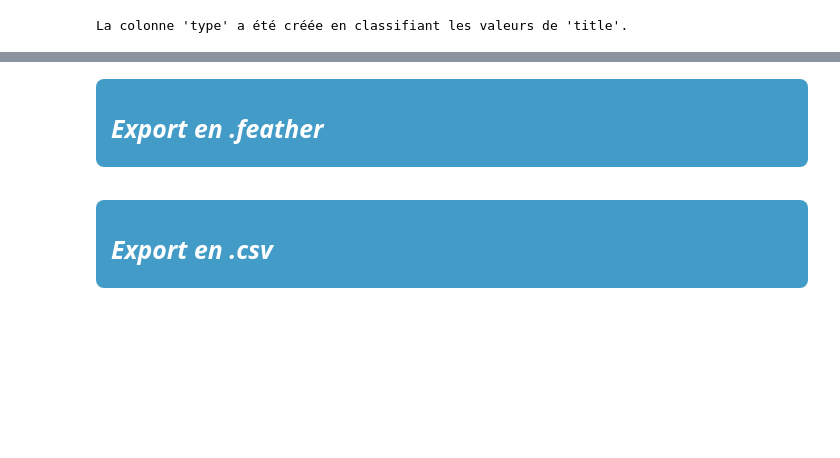
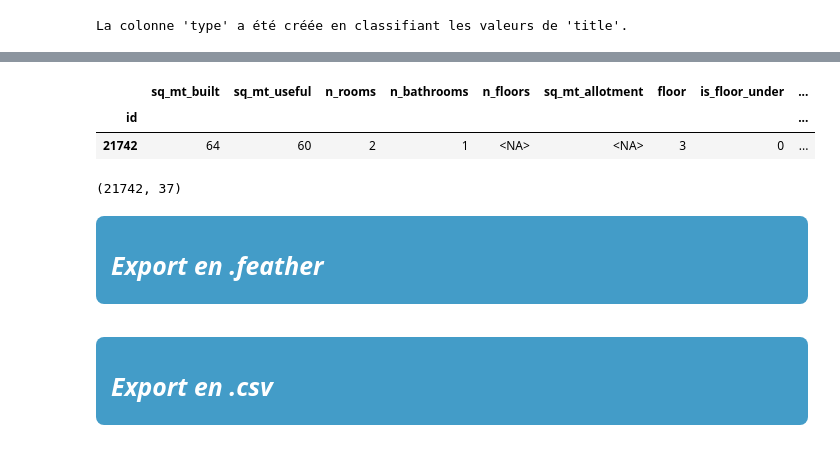
Before and after one commit to bruno-coulet/apartment-hunter, a Jupyter notebook: cleaning.ipynb, the cells around one changed output, grey strips where cells are left out. Saved outputs shown, nothing was run; the diff lists cells and outputs as text; code cells hidden in the pictures; blank space fills up the shorter version.

```diff
--- a/cleaning.ipynb
+++ b/cleaning.ipynb
@@ -528,3 +564,13 @@ id
+# %%
+df.head(1)
+# %% [output]
+|  | sq_mt_built | sq_mt_useful | n_rooms | n_bathrooms | n_floors | sq_mt_allotment | floor | is_floor_under | ... |
+| id |  |  |  |  |  |  |  |  | ... |
+| 21742 | 64 | 60 | 2 | 1 | <NA> | <NA> | 3 | 0 | ... |
+# %%
+df.shape
+# %% [output]
+(21742, 37)
 # %% [markdown]
 <div style="
     background-color: #439cc8;
```
Also changed, not shown: parts of 16 cells of this notebook.
